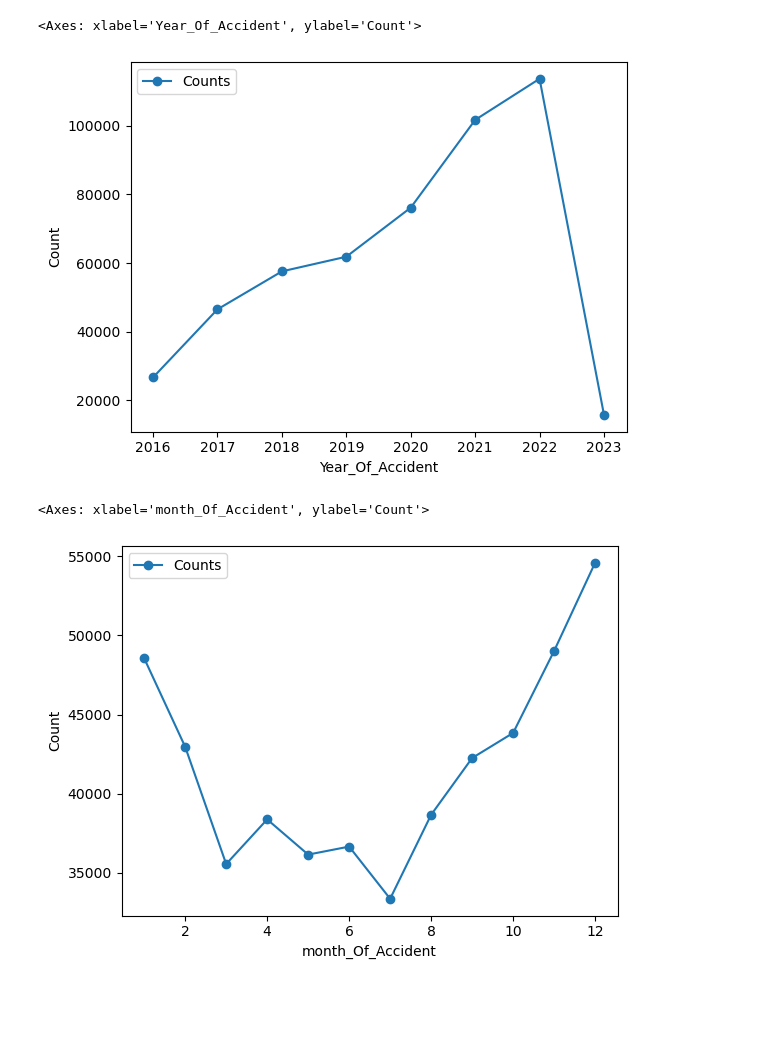
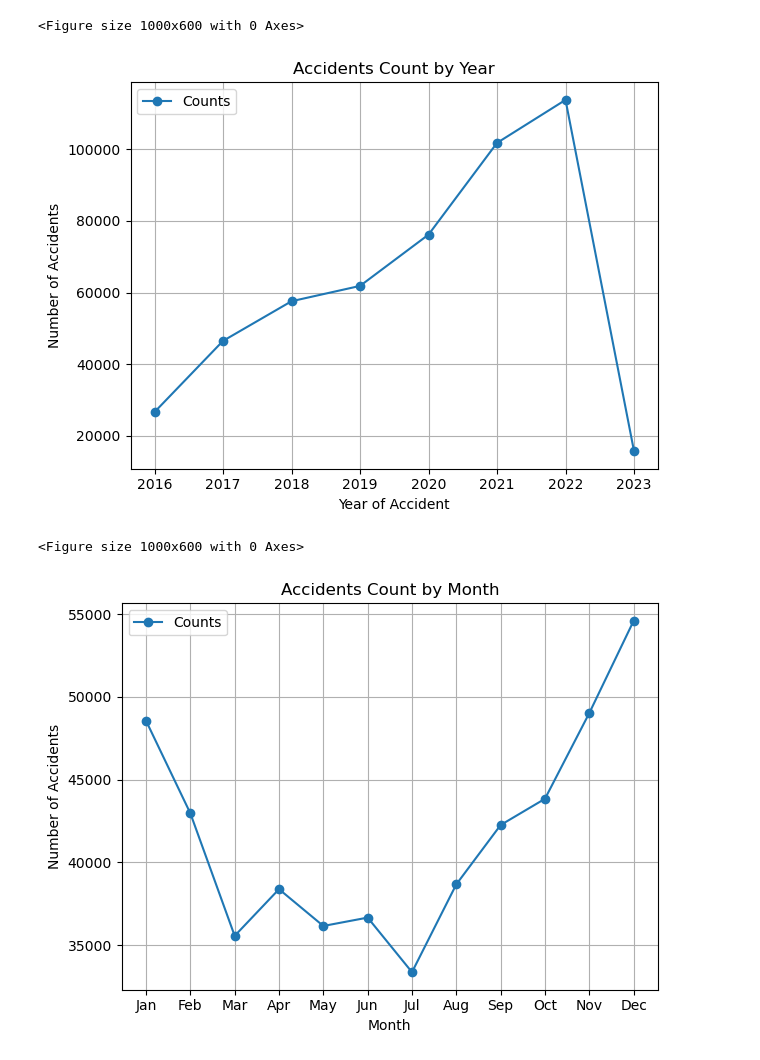
Before and after one commit to suryaprakashtk/US_Car_Accident_Data_Analysis, a Jupyter notebook: src/time_severity.ipynb, the cells around one changed output. Cells and saved outputs as stored; diff of their text form; code cells hidden in the pictures; blank space fills up the shorter version.

```diff
--- a/src/time_severity.ipynb
+++ b/src/time_severity.ipynb
@@ -47,8 +27,0 @@ df['Year_Of_Accident'] = pd.to_datetime(df['Start_Time']).dt.year
-# %%
-year_counts = df['Year_Of_Accident'].value_counts().sort_index().reset_index(name='Counts')
-year_counts
-year_counts.columns = ['Year_Of_Accident', 'Counts']
-year_counts.plot(kind='line', x='Year_Of_Accident', y='Counts', marker='o', ylabel='Count')
-# %% [output]
-<Axes: xlabel='Year_Of_Accident', ylabel='Count'>
-[figure, removed]
@@ -57,8 +27,0 @@ df['months_of_accident'] = df['Start_Time'].dt.month
-# %%
-months_counts = df['months_of_accident'].value_counts().sort_index().reset_index(name='Counts')
-months_counts
-months_counts.columns = ['month_Of_Accident', 'Counts']
-months_counts.plot(kind='line', x='month_Of_Accident', y='Counts', marker='o', ylabel='Count')
-# %% [output]
-<Axes: xlabel='month_Of_Accident', ylabel='Count'>
-[figure, removed]
@@ -64,0 +122,10 @@ months_counts.plot(kind='line', x='month_Of_Accident', y='Counts', marker='o', y
+# %%
+
+analyze_accidents_by_year(df)  # 按年份绘图
+analyze_accidents_by_month(df)  # 按月份绘图
+analyze_accidents_by_hour(df)
+# %% [output]
+<Figure size 1000x600 with 0 Axes>
+[figure, added]
+<Figure size 1000x600 with 0 Axes>
+[figure, added]
```
Also changed, not shown: parts of 21 cells of this notebook.
